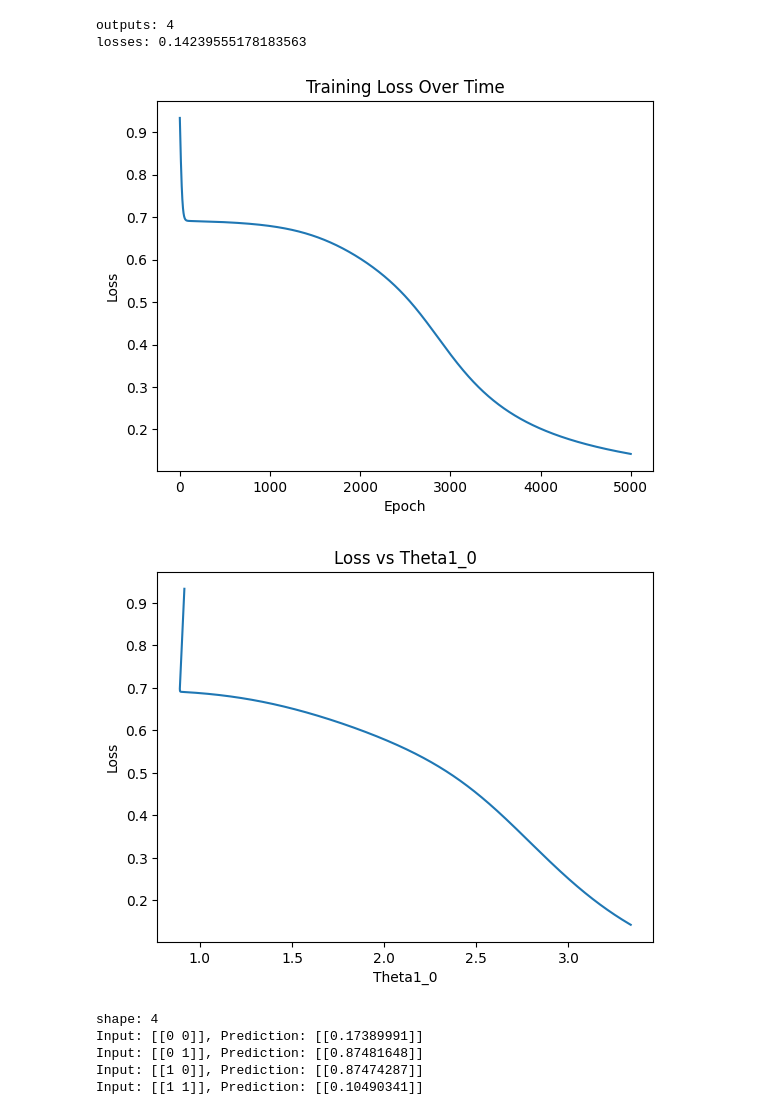
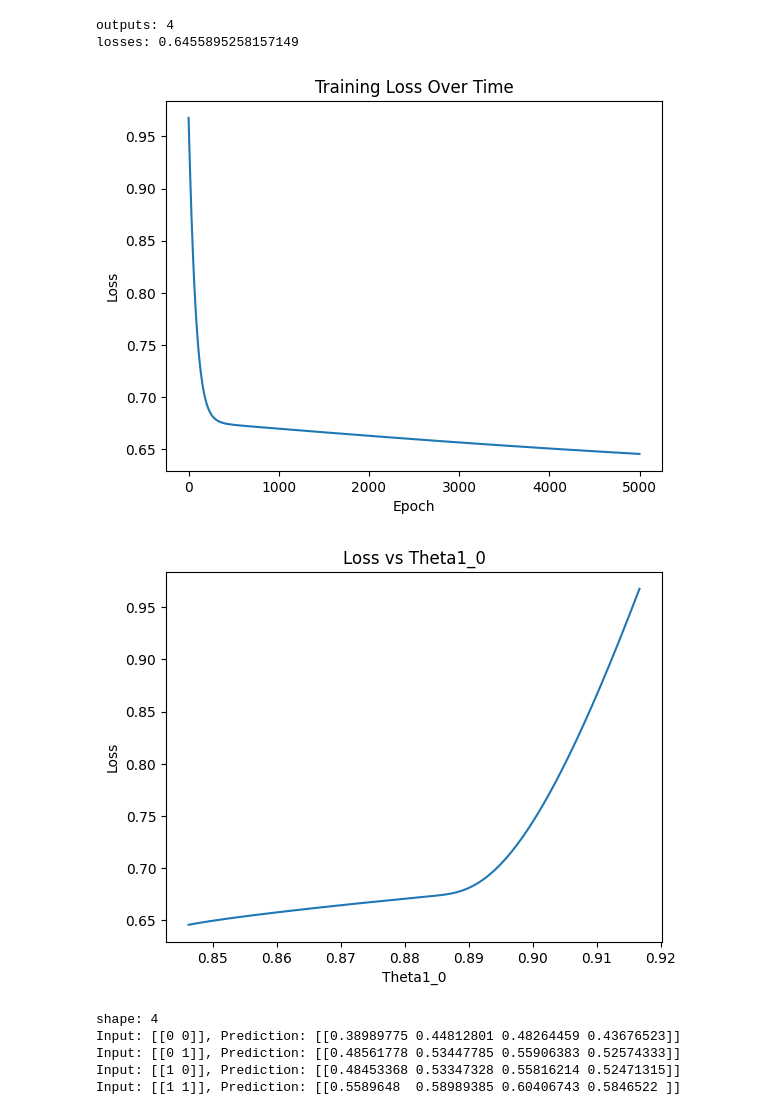
Before and after one commit to siqi920/Neural-Network-Backpropagation-from-Scratch, a Jupyter notebook: notebooks/NN_scratch_class.ipynb, the cells around one changed output. Drawn from its saved outputs; the diff is of its cells as text; code cells hidden in the pictures.

```diff
--- a/notebooks/NN_scratch_class.ipynb
+++ b/notebooks/NN_scratch_class.ipynb
@@ -8,6 +42,8 @@ class NeuralNetwork:
         np.random.seed(314)
         self.theta1 = np.random.rand(hidden_size, input_size)
         self.theta2 = np.random.rand(output_size, hidden_size)
+        self.bias1 = np.random.rand(hidden_size)
+        self.bias2 = np.random.rand(output_size)
 
     def sigmoid(self, x):
         return 1 / (1 + np.exp(-x))
@@ -16,21 +52,24 @@ class NeuralNetwork:
         return x * (1 - x)
 
     def forward_run(self, input):
-        z1 = np.dot(self.theta1, input)
+        z1 = np.dot(self.theta1, input) + self.bias1
         a1 = self.sigmoid(z1)
-        z2 = np.dot(self.theta2, a1)
+        z2 = np.dot(self.theta2, a1) + self.bias2
         a2 = self.sigmoid(z2)
         return a2, a1
 
     def back_propagate(self, input, output, a2, a1):
-        error = a2 - output
-        delta2 = error * self.sigmoid_derivative(a2)
-        d_theta2 = np.dot(delta2, a1.T)
+        delta_a2 = (1 / output.shape[0])*(a2 - output)/(a2*(1-a2))
+        delta_z2 = delta_a2 * self.sigmoid_derivative(a2)
+        d_theta2 = np.dot(delta_z2, a1.T)
+        d_bias2 = np.sum(delta_z2, axis=1)  # Sum across columns for each bias
+        delta_a1 = np.dot(self.theta2.T, delta_z2)
+        delta_z1 = delta_a1 * self.sigmoid_derivative(a1)
+        d_theta1 = np.dot(delta_z1, input.T)
+        d_bias1 = delta_z1
+        d_bias1 = np.sum(delta_z1, axis=1)  # Sum across columns for each bias
 
-        delta1 = np.dot(self.theta2.T, delta2) * self.sigmoid_derivative(a1)
-        d_theta1 = np.dot(delta1, input.T)
-
-        return d_theta2, d_theta1
+        return d_theta2, d_theta1, d_bias2,  d_bias1
 
     def loss(self, output, a2):
         # cross entropy loss
@@ -47,7 +86,7 @@ print(f"outputs: {outputs.shape[0]}")
 input_size = 2
 hidden_size = 4
 output_size = 1
-learning_rate = 0.1
+learning_rate = 0.01
 epochs = 5000
 
 # Initialize and Train the Network
@@ -58,44 +97,53 @@ losses = []
 theta1_0 = []
 for epoch in range(epochs):
     a2, a1 = nn.forward_run(inputs)
-    d_theta2, d_theta1 = nn.back_propagate(inputs, outputs, a2, a1)
+    d_theta2, d_theta1, d_bias2, d_bias1 = nn.back_propagate(inputs, outputs, a2, a1)
     nn.theta2 -= learning_rate * d_theta2
     nn.theta1 -= learning_rate * d_theta1
+    nn.bias2 -= learning_rate * d_bias2
+    nn.bias1 -= learning_rate * d_bias1
     theta1_0.append(nn.theta1 [0][0])
     loss = nn.loss(outputs, a2)
     losses.append(loss)
 
 # print the last losses
 print(f"losses: {losses[-1]}")
 # Plot the Loss over Time
 plt.plot(losses)
 plt.xlabel('Epoch')
 plt.ylabel('Loss')
 plt.title('Training Loss Over Time')
 plt.show()
 
 # plot the relationship between the loss and nn.theta2
 plt.plot(theta1_0, losses)
 plt.xlabel('Theta1_0')
 plt.ylabel('Loss')
 plt.title('Loss vs Theta1_0')
 plt.show()
 
 
+# # Testing the Neural Network
+# test_inputs = np.array([[0, 0], [0, 1], [1, 0], [1, 1]]).T
+# print(f"shape: {test_inputs.shape[1]}")
+# for i in range(test_inputs.shape[1]):
+#     input = test_inputs[:, [i]]
+#     prediction = nn.forward_run(input)
+#     print(f"Input: {test_inputs[:, [i]].T}, Prediction: {prediction[0]}")
+
 # Testing the Neural Network
 test_inputs = np.array([[0, 0], [0, 1], [1, 0], [1, 1]]).T
-print(f"shape: {test_inputs.shape[1]}")
 for i in range(test_inputs.shape[1]):
     input = test_inputs[:, [i]]
     prediction = nn.forward_run(input)
-    print(f"Input: {test_inputs[:, [i]].T}, Prediction: {prediction[0]}")
+    print(f"Input: {input.T}, Prediction: {prediction[0]}")
 # %% [output]
 outputs: 4
-losses: 0.14239555178183563
+losses: 0.6455895258157149
-[figure, old version]
+[figure, new version]
-[figure, old version]
+[figure, new version]
 shape: 4
-Input: [[0 0]], Prediction: [[0.17389991]]
-Input: [[0 1]], Prediction: [[0.87481648]]
-Input: [[1 0]], Prediction: [[0.87474287]]
-Input: [[1 1]], Prediction: [[0.10490341]]
+Input: [[0 0]], Prediction: [[0.38989775 0.44812801 0.48264459 0.43676523]]
+Input: [[0 1]], Prediction: [[0.48561778 0.53447785 0.55906383 0.52574333]]
+Input: [[1 0]], Prediction: [[0.48453368 0.53347328 0.55816214 0.52471315]]
+Input: [[1 1]], Prediction: [[0.5589648  0.58989385 0.60406743 0.5846522 ]]
```
Also changed, not shown: parts of 4 cells of this notebook.
